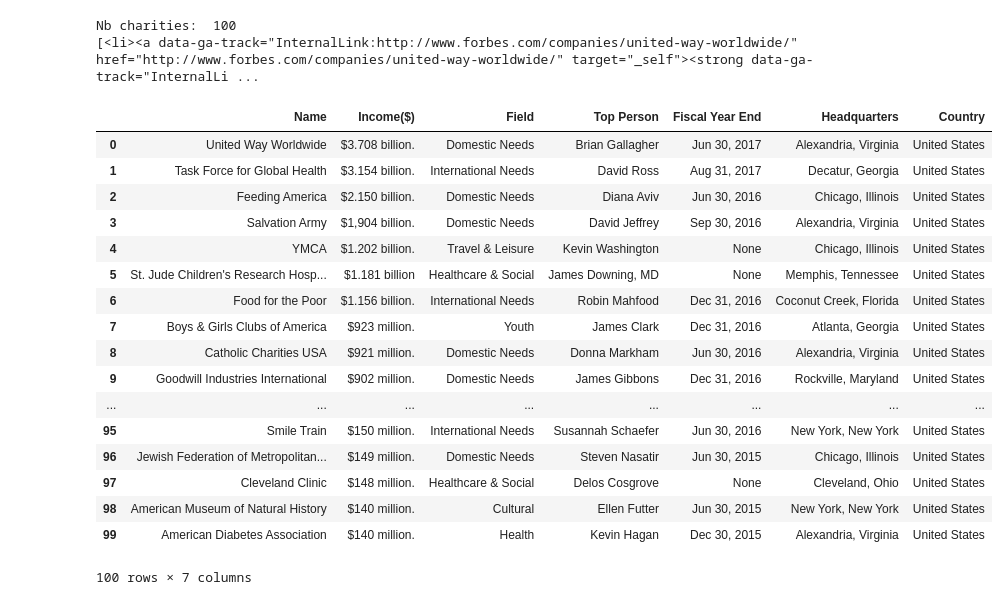
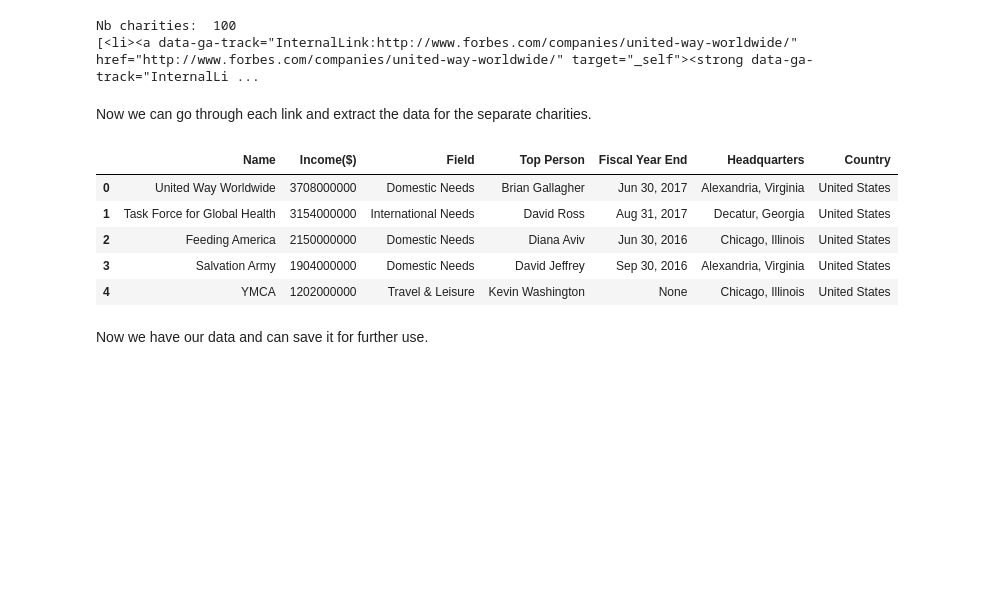
Before and after one commit to thimler/applied_data_analysis_projects, a Jupyter notebook: src/charities/Forbes_list_scraping.ipynb, the cells around one changed output. Saved outputs shown, nothing was run; the diff lists cells and outputs as text; code cells hidden in the pictures; blank space fills up the shorter version.

```diff
--- a/src/charities/Forbes_list_scraping.ipynb
+++ b/src/charities/Forbes_list_scraping.ipynb
@@ -116,0 +31,2 @@ def get_charity_data(charity_list):
+# %% [markdown]
+Now we can go through each link and extract the data for the separate charities.
@@ -117,24 +159,14 @@ def get_charity_data(charity_list):
 # %%
 df = get_charity_data(charity_list)
 # %%
-df
+df.head(5)
 # %% [output]
 |  | Name | Income($) | Field | Top Person | Fiscal Year End | Headquarters | Country |
-| 0 | United Way Worldwide | $3.708 billion. | Domestic Needs | Brian Gallagher | Jun 30, 2017 | Alexandria, Virginia | United States |
-| 1 | Task Force for Global Health | $3.154 billion. | International Needs | David Ross | Aug 31, 2017 | Decatur, Georgia | United States |
-| 2 | Feeding America | $2.150 billion. | Domestic Needs | Diana Aviv | Jun 30, 2016 | Chicago, Illinois | United States |
-| 3 | Salvation Army | $1,904 billion. | Domestic Needs | David Jeffrey | Sep 30, 2016 | Alexandria, Virginia | United States |
-| 4 | YMCA | $1.202 billion. | Travel & Leisure | Kevin Washington | None | Chicago, Illinois | United States |
-| 5 | St. Jude Children's Research Hosp... | $1.181 billion | Healthcare & Social | James Downing, MD | None | Memphis, Tennessee | United States |
-| 6 | Food for the Poor | $1.156 billion. | International Needs | Robin Mahfood | Dec 31, 2016 | Coconut Creek, Florida | United States |
-| 7 | Boys & Girls Clubs of America | $923 million. | Youth | James Clark | Dec 31, 2016 | Atlanta, Georgia | United States |
-| 8 | Catholic Charities USA | $921 million. | Domestic Needs | Donna Markham | Jun 30, 2016 | Alexandria, Virginia | United States |
-| 9 | Goodwill Industries International | $902 million. | Domestic Needs | James Gibbons | Dec 31, 2016 | Rockville, Maryland | United States |
-| ... | ... | ... | ... | ... | ... | ... | ... |
-| 95 | Smile Train | $150 million. | International Needs | Susannah Schaefer | Jun 30, 2016 | New York, New York | United States |
-| 96 | Jewish Federation of Metropolitan... | $149 million. | Domestic Needs | Steven Nasatir | Jun 30, 2015 | Chicago, Illinois | United States |
-| 97 | Cleveland Clinic | $148 million. | Healthcare & Social | Delos Cosgrove | None | Cleveland, Ohio | United States |
-| 98 | American Museum of Natural History | $140 million. | Cultural | Ellen Futter | Jun 30, 2015 | New York, New York | United States |
-| 99 | American Diabetes Association | $140 million. | Health | Kevin Hagan | Dec 30, 2015 | Alexandria, Virginia | United States |
+| 0 | United Way Worldwide | 3708000000 | Domestic Needs | Brian Gallagher | Jun 30, 2017 | Alexandria, Virginia | United States |
+| 1 | Task Force for Global Health | 3154000000 | International Needs | David Ross | Aug 31, 2017 | Decatur, Georgia | United States |
+| 2 | Feeding America | 2150000000 | Domestic Needs | Diana Aviv | Jun 30, 2016 | Chicago, Illinois | United States |
+| 3 | Salvation Army | 1904000000 | Domestic Needs | David Jeffrey | Sep 30, 2016 | Alexandria, Virginia | United States |
+| 4 | YMCA | 1202000000 | Travel & Leisure | Kevin Washington | None | Chicago, Illinois | United States |
-100 rows × 7 columns
+# %% [markdown]
+Now we have our data and can save it for further use.
 # %%
```
Also changed, not shown: parts of 31 cells of this notebook, 1 other file.
